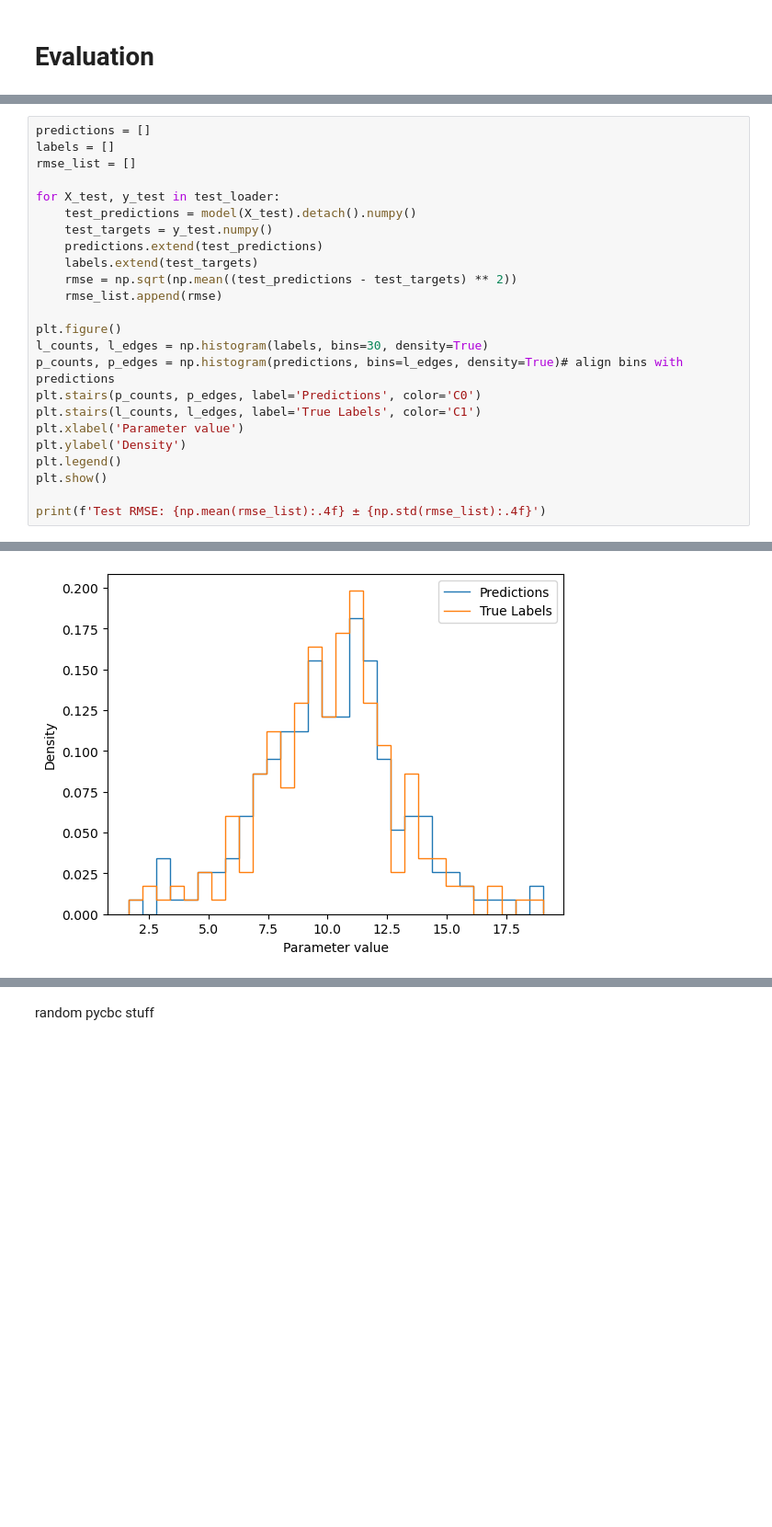
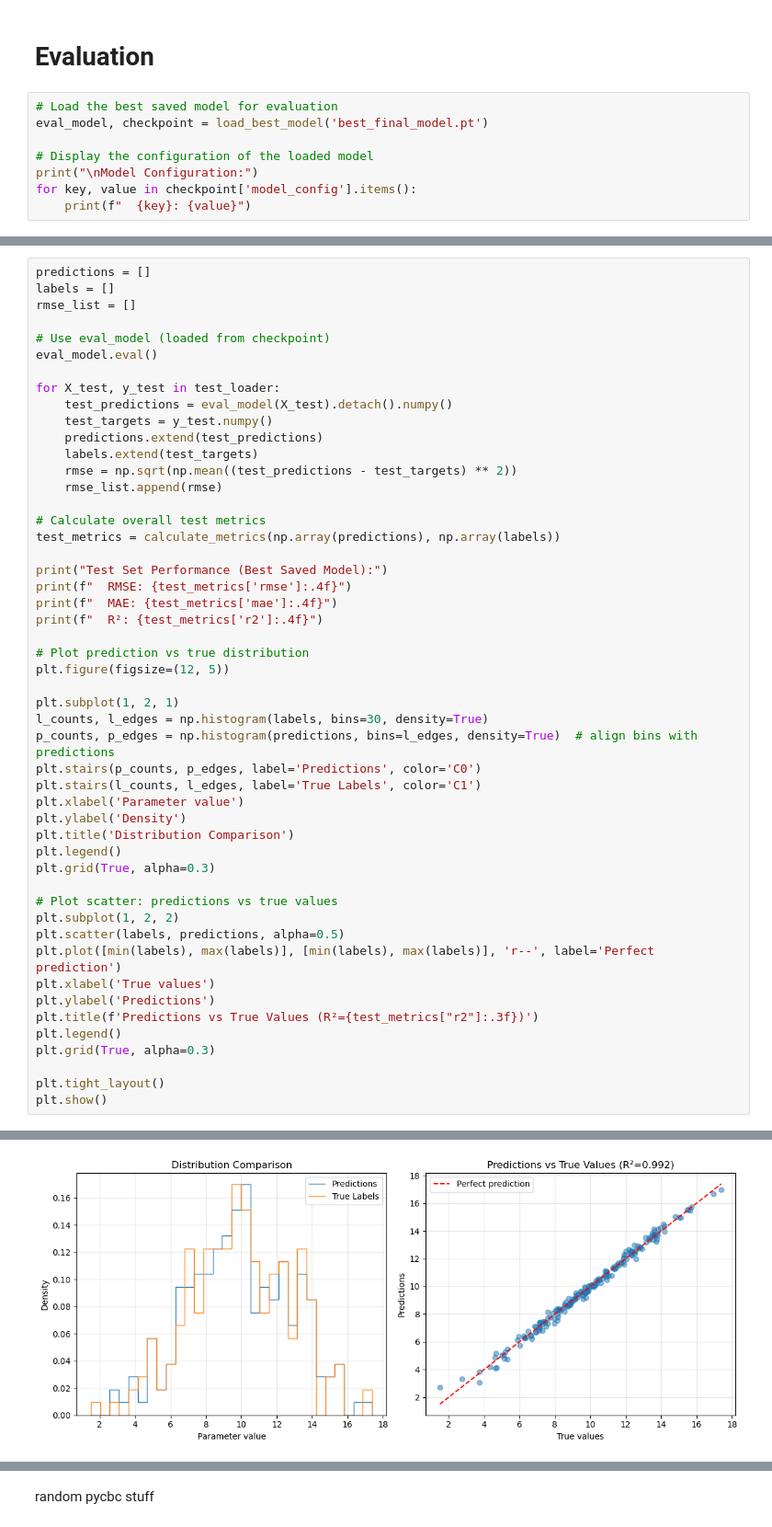
Before and after one commit to spar5an/Msci-GW, a Jupyter notebook: Neural Network.ipynb, the cells around one changed output, grey strips where cells are left out. Shown at 92% size. Drawn from its saved outputs; the diff is of its cells as text; blank space fills up the shorter version.

```diff
--- a/Neural Network.ipynb
+++ b/Neural Network.ipynb
@@ -276,2 +657,10 @@ plt.show()
 # %% [markdown]
 # Evaluation
+# %%
+# Load the best saved model for evaluation
+eval_model, checkpoint = load_best_model('best_final_model.pt')
+
+# Display the configuration of the loaded model
+print("\nModel Configuration:")
+for key, value in checkpoint['model_config'].items():
+    print(f"  {key}: {value}")
@@ -280,23 +681,49 @@ predictions = []
 labels = []
 rmse_list = []
 
+# Use eval_model (loaded from checkpoint)
+eval_model.eval()
+
 for X_test, y_test in test_loader:
-    test_predictions = model(X_test).detach().numpy()
+    test_predictions = eval_model(X_test).detach().numpy()
     test_targets = y_test.numpy()
     predictions.extend(test_predictions)
     labels.extend(test_targets)
     rmse = np.sqrt(np.mean((test_predictions - test_targets) ** 2))
     rmse_list.append(rmse)
 
-plt.figure()
+# Calculate overall test metrics
+test_metrics = calculate_metrics(np.array(predictions), np.array(labels))
+
+print("Test Set Performance (Best Saved Model):")
+print(f"  RMSE: {test_metrics['rmse']:.4f}")
+print(f"  MAE: {test_metrics['mae']:.4f}")
+print(f"  R²: {test_metrics['r2']:.4f}")
+
+# Plot prediction vs true distribution
+plt.figure(figsize=(12, 5))
+
+plt.subplot(1, 2, 1)
 l_counts, l_edges = np.histogram(labels, bins=30, density=True)
-p_counts, p_edges = np.histogram(predictions, bins=l_edges, density=True)# align bins with predictions
+p_counts, p_edges = np.histogram(predictions, bins=l_edges, density=True)  # align bins with predictions
 plt.stairs(p_counts, p_edges, label='Predictions', color='C0')
 plt.stairs(l_counts, l_edges, label='True Labels', color='C1')
 plt.xlabel('Parameter value')
 plt.ylabel('Density')
+plt.title('Distribution Comparison')
 plt.legend()
+plt.grid(True, alpha=0.3)
+
+# Plot scatter: predictions vs true values
+plt.subplot(1, 2, 2)
+plt.scatter(labels, predictions, alpha=0.5)
+plt.plot([min(labels), max(labels)], [min(labels), max(labels)], 'r--', label='Perfect prediction')
+plt.xlabel('True values')
+plt.ylabel('Predictions')
+plt.title(f'Predictions vs True Values (R²={test_metrics["r2"]:.3f})')
+plt.legend()
+plt.grid(True, alpha=0.3)
+
+plt.tight_layout()
 plt.show()
-
-print(f'Test RMSE: {np.mean(rmse_list):.4f} ± {np.std(rmse_list):.4f}')
 # %% [output]
@@ -303 +734 @@ print(f'Test RMSE: {np.mean(rmse_list):.4f} ± {np.std(rmse_list):.4f}')
-[figure, old version]
+[figure, new version]
```
Also changed, not shown: parts of 16 cells of this notebook, 1 other file.
